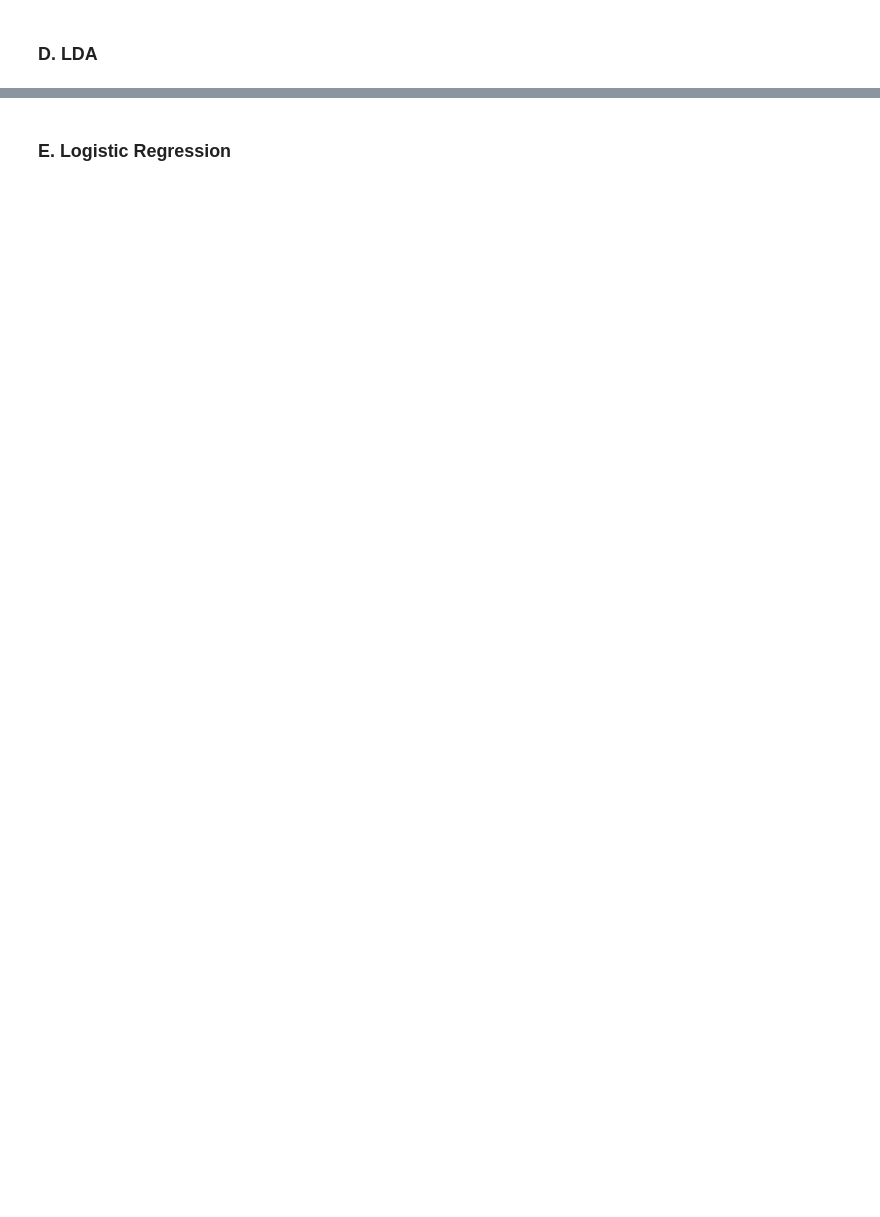
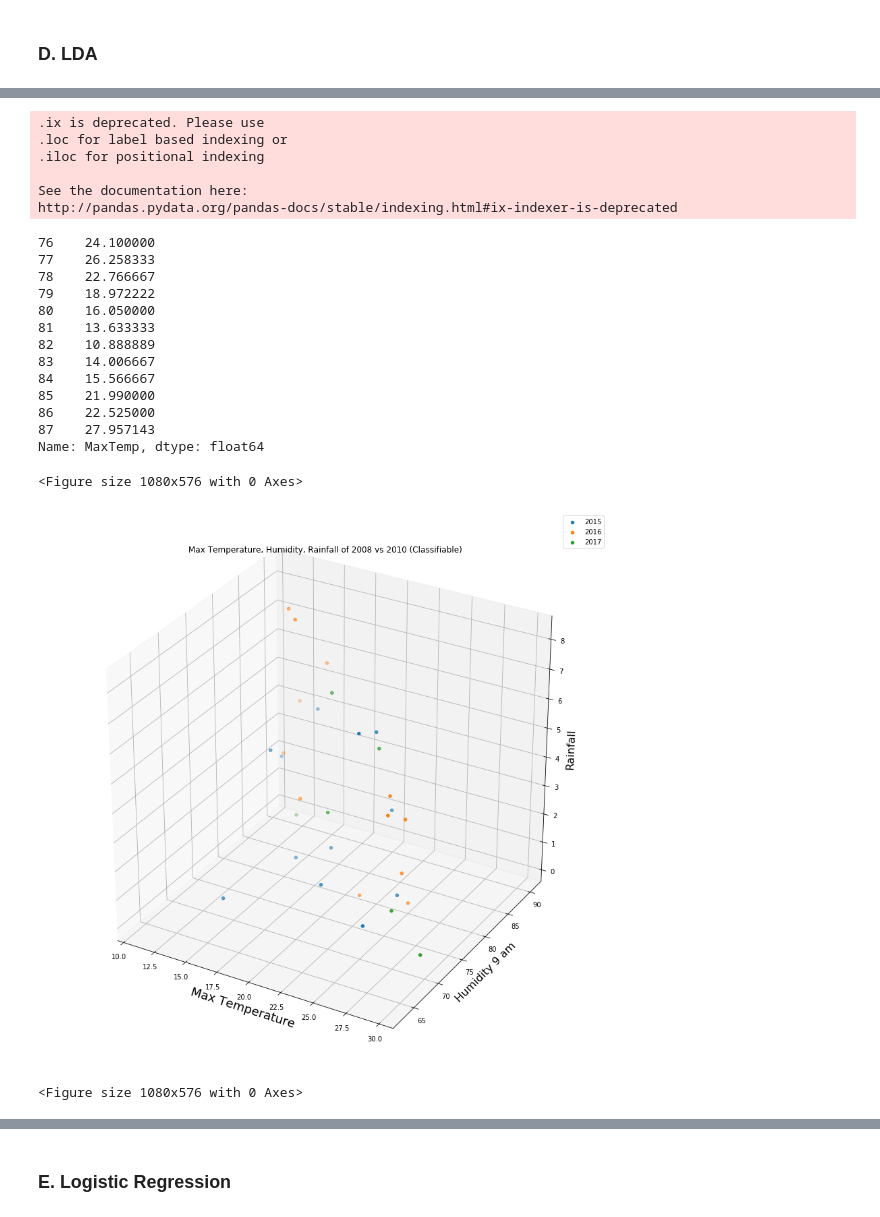
Before and after one commit to anirudhnarayanan/ITCS-6156-Machine-Learning, a Jupyter notebook: Assignment/assignment-3/Assign2.ipynb, the cells around one changed output, grey strips where cells are left out. Saved outputs shown, nothing was run; the diff lists cells and outputs as text; code cells hidden in the pictures; blank space fills up the shorter version.

```diff
--- a/Assignment/assignment-3/Assign2.ipynb
+++ b/Assignment/assignment-3/Assign2.ipynb
@@ -251,0 +598,60 @@ class Classifier(BaseModel):
+# %%
+
+grouped3d = df.groupby([df.Date.str[:7],"Location"])["Location","MaxTemp","Humidity9am","Rainfall"].mean().reset_index()
+
+grouped3d = grouped3d[grouped3d["Location"]=="Canberra"]
+grouped3d = grouped3d[grouped3d["Location"]=="Canberra"].reset_index()
+
+grouped3d =  grouped3d[(grouped3d["Date"].str[:4] == "2015")| (grouped3d["Date"].str[:4] == "2016") | (grouped3d["Date"].str[:4] == "2017")]
+#print grouped3d
+plt.figure(figsize=(15,8))
+fig = plt.figure()
+fig.set_figheight(15)
+fig.set_figwidth(15)
+plt.figure(figsize=(15,8))
+ax = fig.add_subplot(111, projection='3d')
+
+ax.set_title("Max Temperature, Humidity, Rainfall of 2008 vs 2010 (Classifiable)")
+ax.set_xlabel('Max Temperature', fontsize=18)
+ax.set_ylabel('Humidity 9 am', fontsize=16)
+ax.set_zlabel('Rainfall', fontsize=16)
+
+
+ldafeatures = grouped3d[["MaxTemp","Humidity9am","Rainfall"]].values
+#print(ldafeatures)
+#grouped3d["labels"] = np.where(grouped3d['Date']=='2015', 1, 2)
+grouped3d.loc[(grouped3d['Date'].str[:4] == "2015", 'labels')] = 1
+grouped3d.loc[(grouped3d['Date'].str[:4] == "2016", 'labels')] = 2
+grouped3d.loc[(grouped3d['Date'].str[:4] == "2017", 'labels')] = 3
+
+labels = grouped3d["labels"].values
+#print(labels)
+for name,group in grouped3d.groupby(grouped3d.Date.str[:4]):
+     ax.scatter(group["MaxTemp"],group["Humidity9am"],group["Rainfall"],label=name)
+
+
+     ax.legend()
+grouped3d[["MaxTemp","Humidity9am","Rainfall"]][grouped3d["labels"] == 1].ix[:,0]
+# %% [output]
+.ix is deprecated. Please use
+.loc for label based indexing or
+.iloc for positional indexing
+
+See the documentation here:
+http://pandas.pydata.org/pandas-docs/stable/indexing.html#ix-indexer-is-deprecated
+76    24.100000
+77    26.258333
+78    22.766667
+79    18.972222
+80    16.050000
+81    13.633333
+82    10.888889
+83    14.006667
+84    15.566667
+85    21.990000
+86    22.525000
+87    27.957143
+Name: MaxTemp, dtype: float64
+<Figure size 1080x576 with 0 Axes>
+[figure, added]
+<Figure size 1080x576 with 0 Axes>
```
Also changed, not shown: parts of 61 cells of this notebook, 19 other files.
